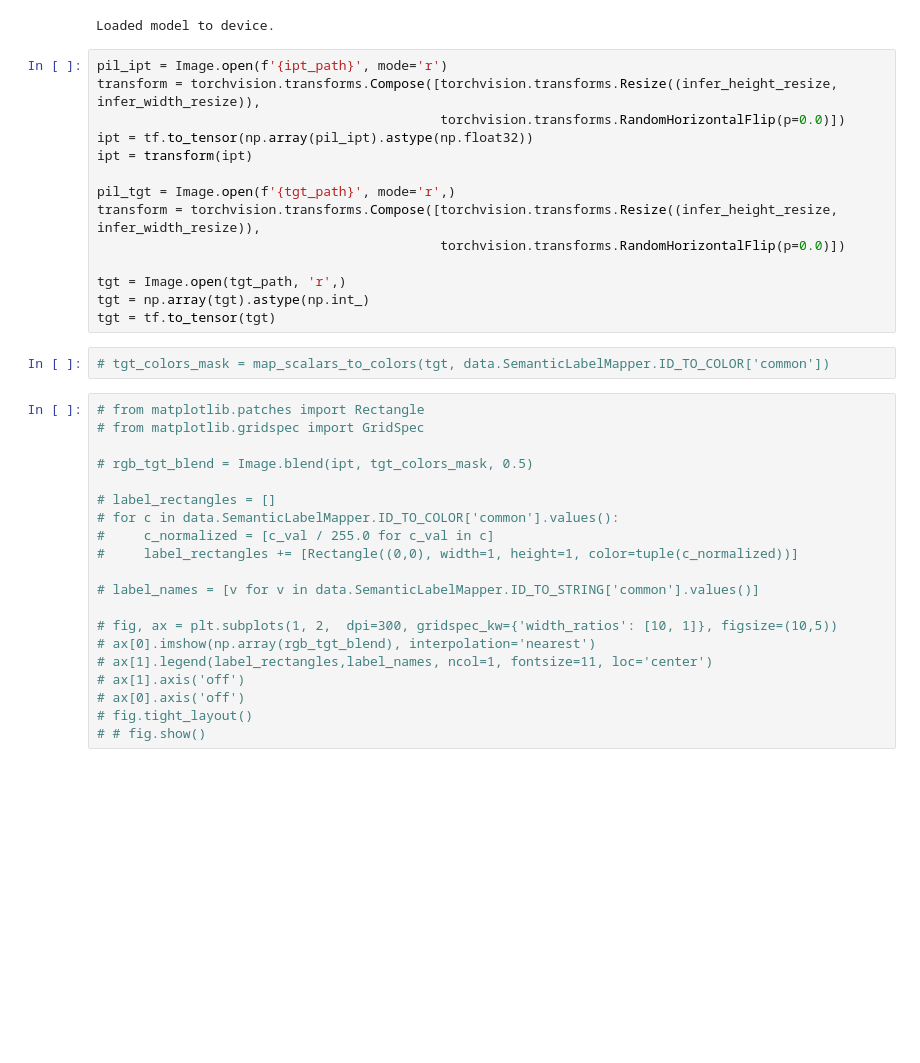
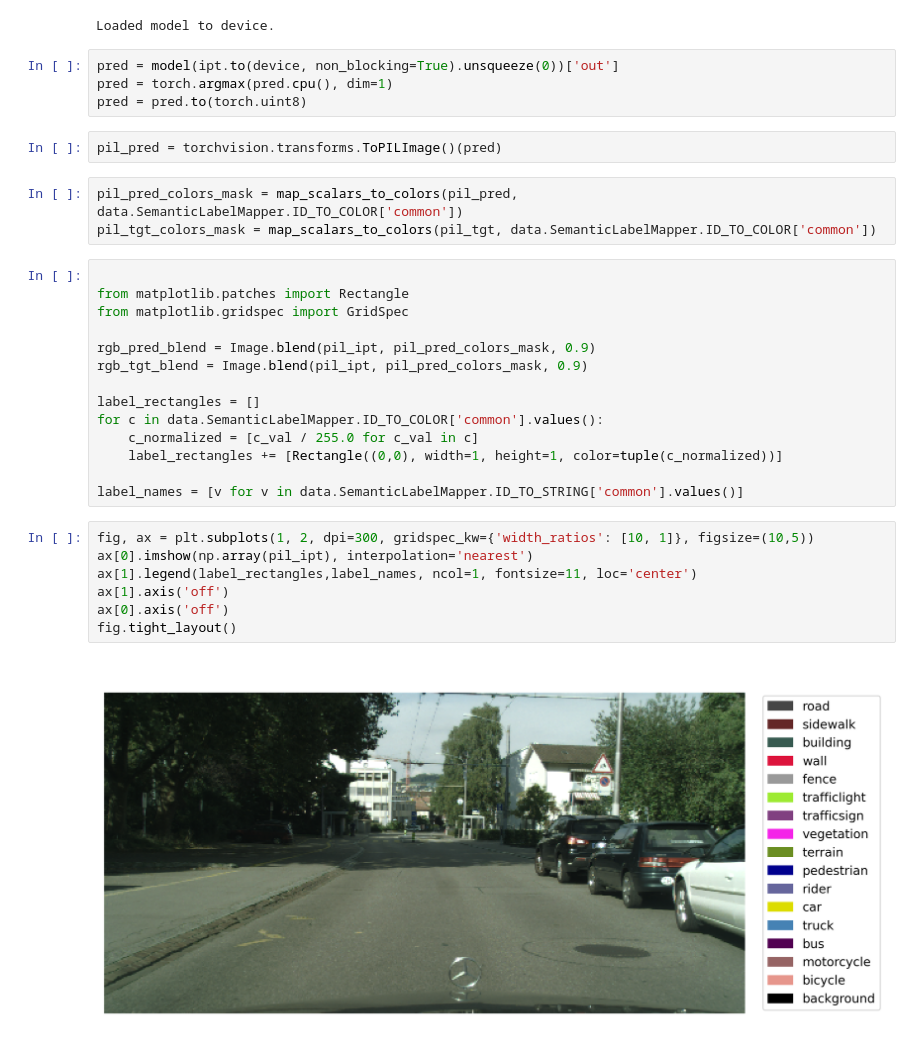
Before and after one commit to manuelmaior29/master_thesis, a Jupyter notebook: python_scripts_semseg/infer.ipynb, the cells around one changed output. Saved outputs shown, nothing was run; the diff lists cells and outputs as text; blank space fills up the shorter version.

```diff
--- a/python_scripts_semseg/infer.ipynb
+++ b/python_scripts_semseg/infer.ipynb
@@ -45,39 +51,35 @@ model.to(device)
 print('Loaded model to device.')
 # %% [output]
 Loaded model to device.
-# %%
-pil_ipt = Image.open(f'{ipt_path}', mode='r')
-transform = torchvision.transforms.Compose([torchvision.transforms.Resize((infer_height_resize, infer_width_resize)),
-                                            torchvision.transforms.RandomHorizontalFlip(p=0.0)])
-ipt = tf.to_tensor(np.array(pil_ipt).astype(np.float32))
-ipt = transform(ipt)
-
-pil_tgt = Image.open(f'{tgt_path}', mode='r',)
-transform = torchvision.transforms.Compose([torchvision.transforms.Resize((infer_height_resize, infer_width_resize)),
-                                            torchvision.transforms.RandomHorizontalFlip(p=0.0)])
-
-tgt = Image.open(tgt_path, 'r',)
-tgt = np.array(tgt).astype(np.int_)
-tgt = tf.to_tensor(tgt)
+# %%
+pred = model(ipt.to(device, non_blocking=True).unsqueeze(0))['out']
+pred = torch.argmax(pred.cpu(), dim=1)
+pred = pred.to(torch.uint8)
+# %%
+pil_pred = torchvision.transforms.ToPILImage()(pred)
 # %%
-# tgt_colors_mask = map_scalars_to_colors(tgt, data.SemanticLabelMapper.ID_TO_COLOR['common'])
+pil_pred_colors_mask = map_scalars_to_colors(pil_pred, data.SemanticLabelMapper.ID_TO_COLOR['common'])
+pil_tgt_colors_mask = map_scalars_to_colors(pil_tgt, data.SemanticLabelMapper.ID_TO_COLOR['common'])
 # %%
-# from matplotlib.patches import Rectangle
-# from matplotlib.gridspec import GridSpec
 
-# rgb_tgt_blend = Image.blend(ipt, tgt_colors_mask, 0.5)
+from matplotlib.patches import Rectangle
+from matplotlib.gridspec import GridSpec
 
-# label_rectangles = []
-# for c in data.SemanticLabelMapper.ID_TO_COLOR['common'].values():
-#     c_normalized = [c_val / 255.0 for c_val in c]
-#     label_rectangles += [Rectangle((0,0), width=1, height=1, color=tuple(c_normalized))]
+rgb_pred_blend = Image.blend(pil_ipt, pil_pred_colors_mask, 0.9)
+rgb_tgt_blend = Image.blend(pil_ipt, pil_pred_colors_mask, 0.9)
 
-# label_names = [v for v in data.SemanticLabelMapper.ID_TO_STRING['common'].values()]
+label_rectangles = []
+for c in data.SemanticLabelMapper.ID_TO_COLOR['common'].values():
+    c_normalized = [c_val / 255.0 for c_val in c]
+    label_rectangles += [Rectangle((0,0), width=1, height=1, color=tuple(c_normalized))]
 
-# fig, ax = plt.subplots(1, 2,  dpi=300, gridspec_kw={'width_ratios': [10, 1]}, figsize=(10,5))
-# ax[0].imshow(np.array(rgb_tgt_blend), interpolation='nearest')
-# ax[1].legend(label_rectangles,label_names, ncol=1, fontsize=11, loc='center')
-# ax[1].axis('off')
-# ax[0].axis('off')
-# fig.tight_layout()
-# # fig.show()
+label_names = [v for v in data.SemanticLabelMapper.ID_TO_STRING['common'].values()]
+# %%
+fig, ax = plt.subplots(1, 2, dpi=300, gridspec_kw={'width_ratios': [10, 1]}, figsize=(10,5))
+ax[0].imshow(np.array(pil_ipt), interpolation='nearest')
+ax[1].legend(label_rectangles,label_names, ncol=1, fontsize=11, loc='center')
+ax[1].axis('off')
+ax[0].axis('off')
+fig.tight_layout()
+# %% [output]
+[figure, added]
```
Also changed, not shown: parts of 6 cells of this notebook, 4 other files.
